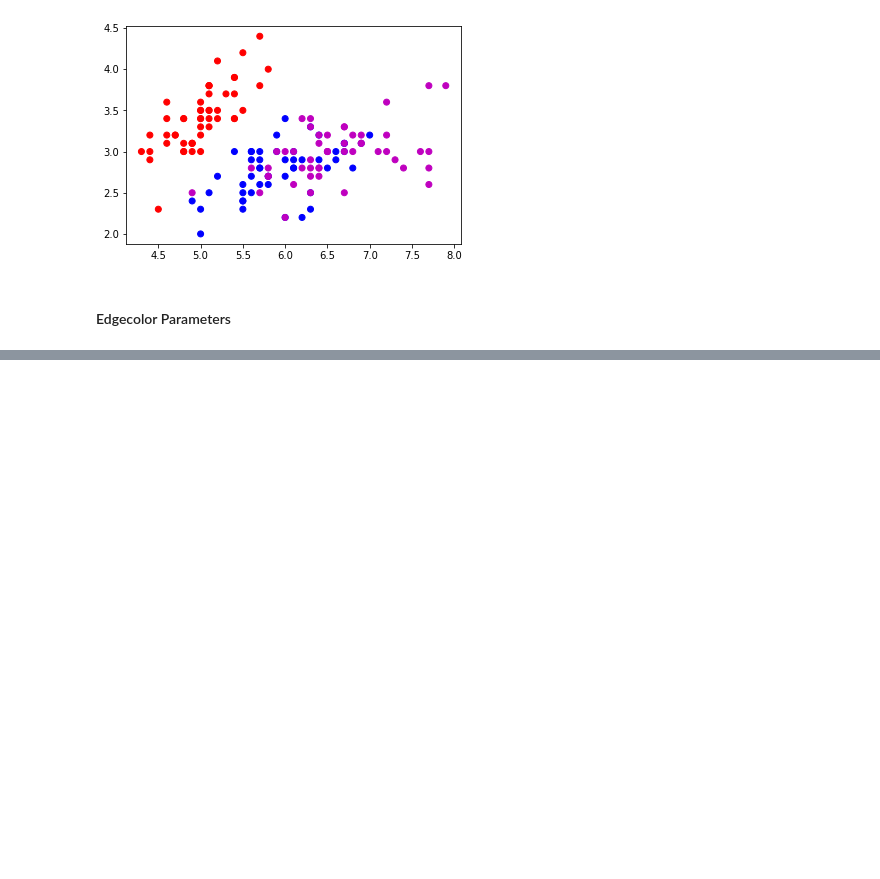
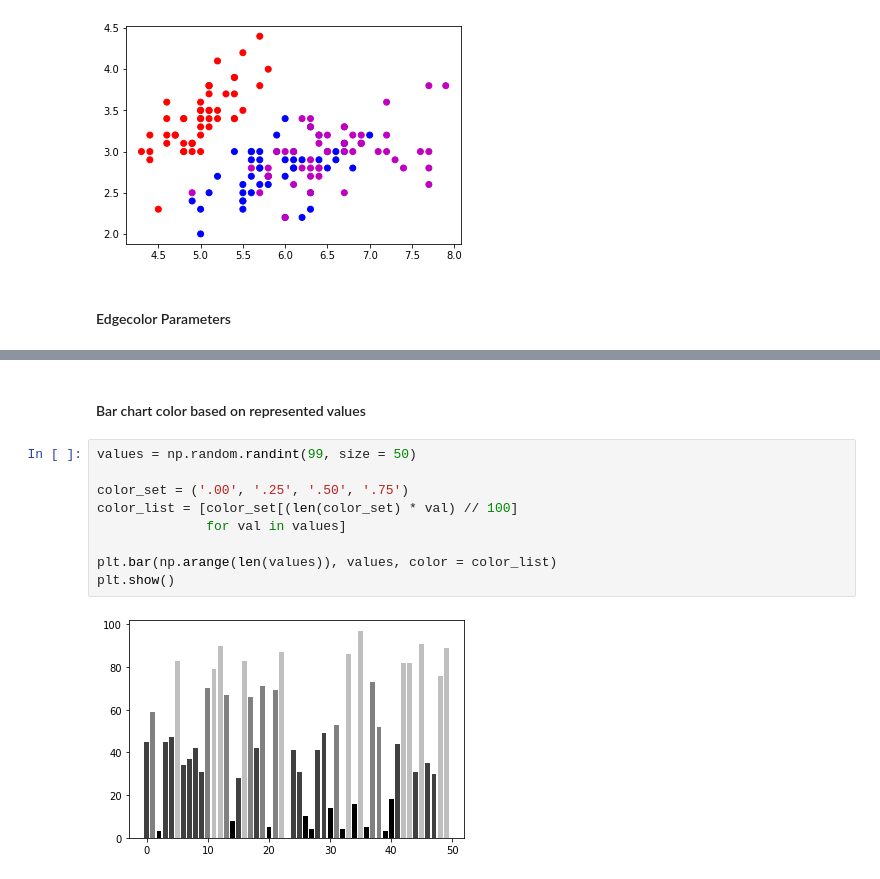
Before and after one commit to nitish-raj/ThePlayground, a Jupyter notebook: Data_Visualization_in_Python_for_Machine_Learning_Engineers.ipynb, the cells around one changed output, grey strips where cells are left out. Saved outputs shown, nothing was run; the diff lists cells and outputs as text; blank space fills up the shorter version.

```diff
--- a/Data_Visualization_in_Python_for_Machine_Learning_Engineers.ipynb
+++ b/Data_Visualization_in_Python_for_Machine_Learning_Engineers.ipynb
@@ -233,0 +249,13 @@ plt.show()
+# %% [markdown]
+#### Bar chart color based on represented values
+# %%
+values = np.random.randint(99, size = 50)
+
+color_set = ('.00', '.25', '.50', '.75')
+color_list = [color_set[(len(color_set) * val) // 100]
+              for val in values]
+
+plt.bar(np.arange(len(values)), values, color = color_list)
+plt.show()
+# %% [output]
+[figure, added]
```
Also changed, not shown: parts of 26 cells of this notebook.
